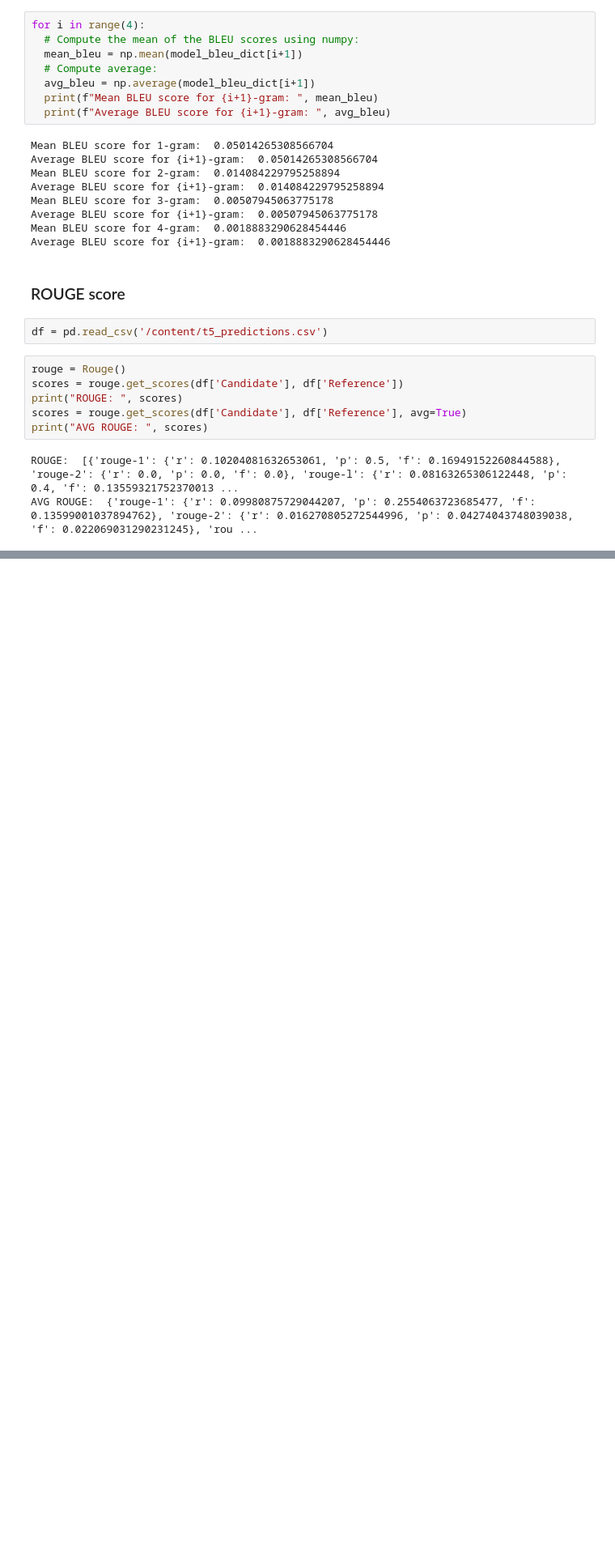
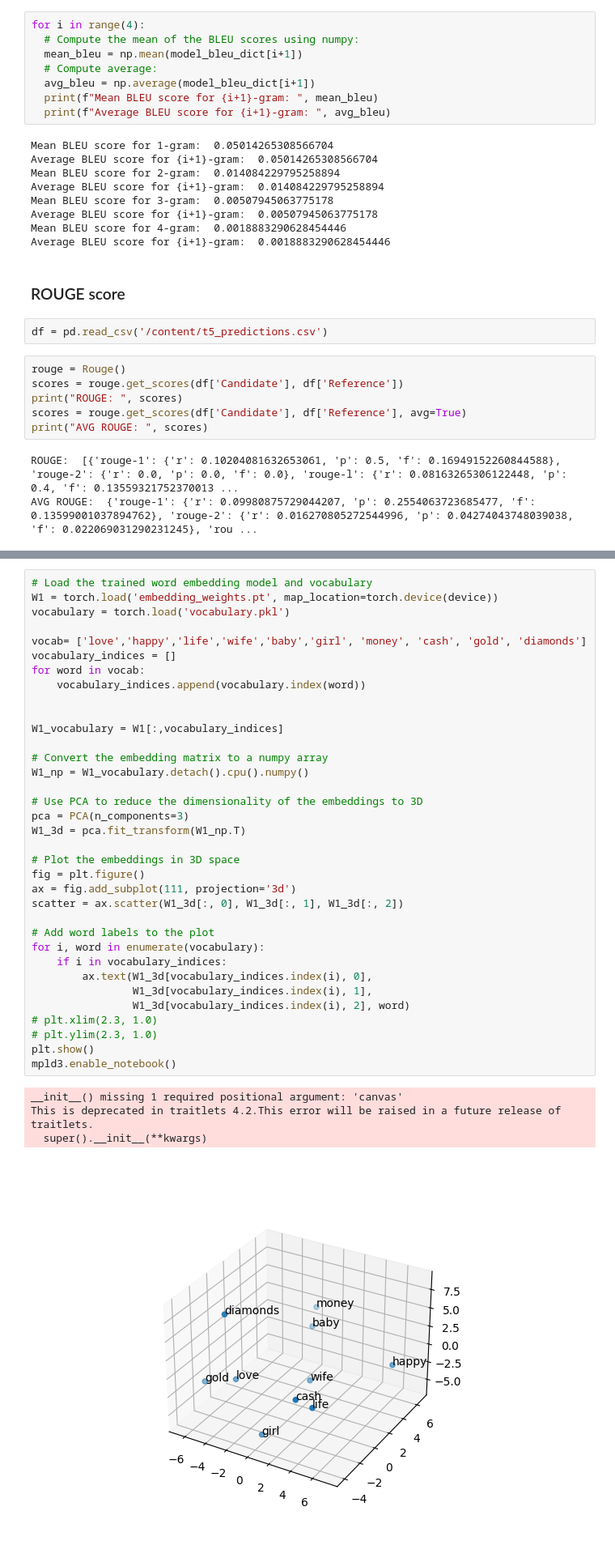
Before and after one commit to igorktech/lyrics-sentiment-analysis, a Jupyter notebook: lyrics_sentiment_analysis.ipynb, the cells around one changed output, grey strips where cells are left out. Shown at 81% size. Drawn from its saved outputs; the diff is of its cells as text; blank space fills up the shorter version.

```diff
--- a/lyrics_sentiment_analysis.ipynb
+++ b/lyrics_sentiment_analysis.ipynb
@@ -967,0 +1211,40 @@ AVG ROUGE:  {'rouge-1': {'r': 0.09980875729044207, 'p': 0.2554063723685477, 'f':
+# %%
+# Load the trained word embedding model and vocabulary
+W1 = torch.load('embedding_weights.pt', map_location=torch.device(device))
+vocabulary = torch.load('vocabulary.pkl')
+
+vocab= ['love','happy','life','wife','baby','girl', 'money', 'cash', 'gold', 'diamonds']
+vocabulary_indices = []
+for word in vocab:
+    vocabulary_indices.append(vocabulary.index(word))
+
+
+W1_vocabulary = W1[:,vocabulary_indices]
+
+# Convert the embedding matrix to a numpy array
+W1_np = W1_vocabulary.detach().cpu().numpy()
+
+# Use PCA to reduce the dimensionality of the embeddings to 3D
+pca = PCA(n_components=3)
+W1_3d = pca.fit_transform(W1_np.T)
+
+# Plot the embeddings in 3D space
+fig = plt.figure()
+ax = fig.add_subplot(111, projection='3d')
+scatter = ax.scatter(W1_3d[:, 0], W1_3d[:, 1], W1_3d[:, 2])
+
+# Add word labels to the plot
+for i, word in enumerate(vocabulary):
+    if i in vocabulary_indices:
+        ax.text(W1_3d[vocabulary_indices.index(i), 0],
+                W1_3d[vocabulary_indices.index(i), 1],
+                W1_3d[vocabulary_indices.index(i), 2], word)
+# plt.xlim(2.3, 1.0)
+# plt.ylim(2.3, 1.0)
+plt.show()
+mpld3.enable_notebook()
+# %% [output]
+__init__() missing 1 required positional argument: 'canvas'
+This is deprecated in traitlets 4.2.This error will be raised in a future release of traitlets.
+  super().__init__(**kwargs)
+[figure, added]
```
Also changed, not shown: parts of 30 cells of this notebook, 6 other files.
